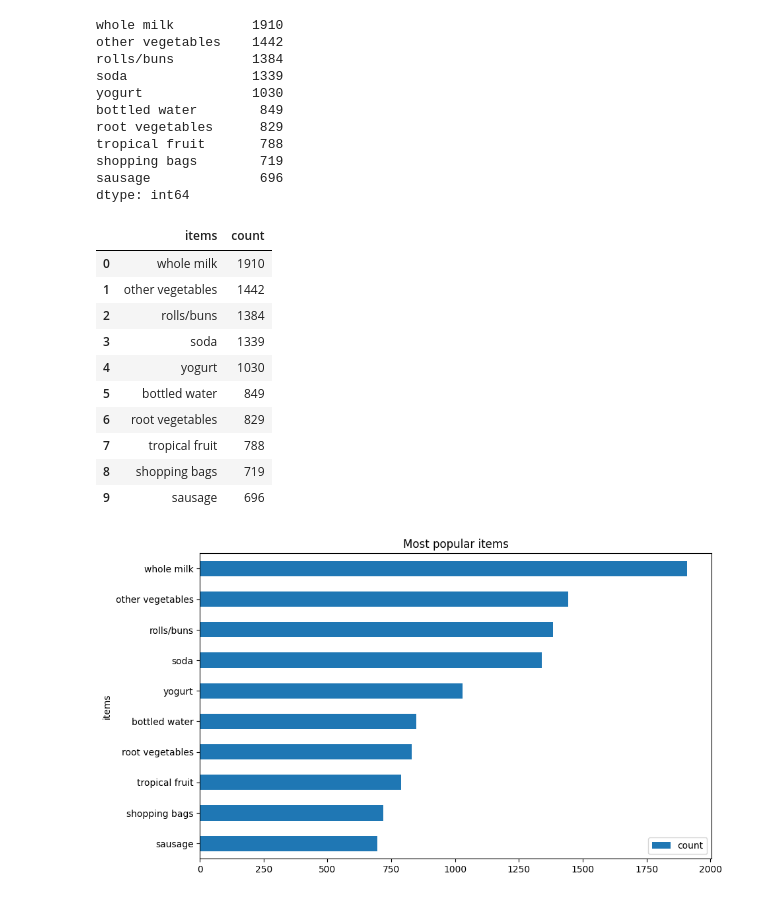
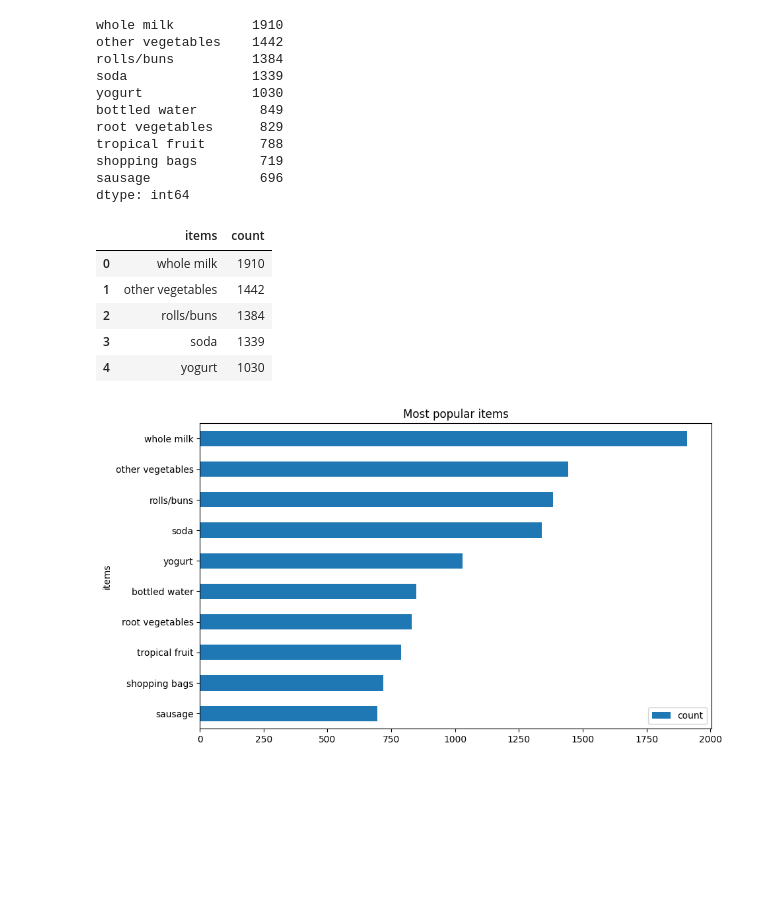
Before and after one commit to Rashay01/Machine-Learning-Notes, a Jupyter notebook: Day3 - Deep Learning .ipynb, the cells around one changed output. Cells and saved outputs as stored; diff of their text form; code cells hidden in the pictures; blank space fills up the shorter version.

```diff
--- a/Day3 - Deep Learning .ipynb
+++ b/Day3 - Deep Learning .ipynb
@@ -567,20 +561,15 @@ dtype: int64
 # %%
 pop_item = pop_item.to_frame()
 pop_item = pop_item.reset_index()
 pop_item = pop_item.rename(columns = {"index": "items",0: "count"})
-pop_item
+pop_item.head(5)
 # %% [output]
 |  | items | count |
 | 0 | whole milk | 1910 |
 | 1 | other vegetables | 1442 |
 | 2 | rolls/buns | 1384 |
 | 3 | soda | 1339 |
 | 4 | yogurt | 1030 |
-| 5 | bottled water | 849 |
-| 6 | root vegetables | 829 |
-| 7 | tropical fruit | 788 |
-| 8 | shopping bags | 719 |
-| 9 | sausage | 696 |
 # %%
 #Data Visualization
 
```
Also changed, not shown: parts of 8 cells of this notebook, 1 other file.
